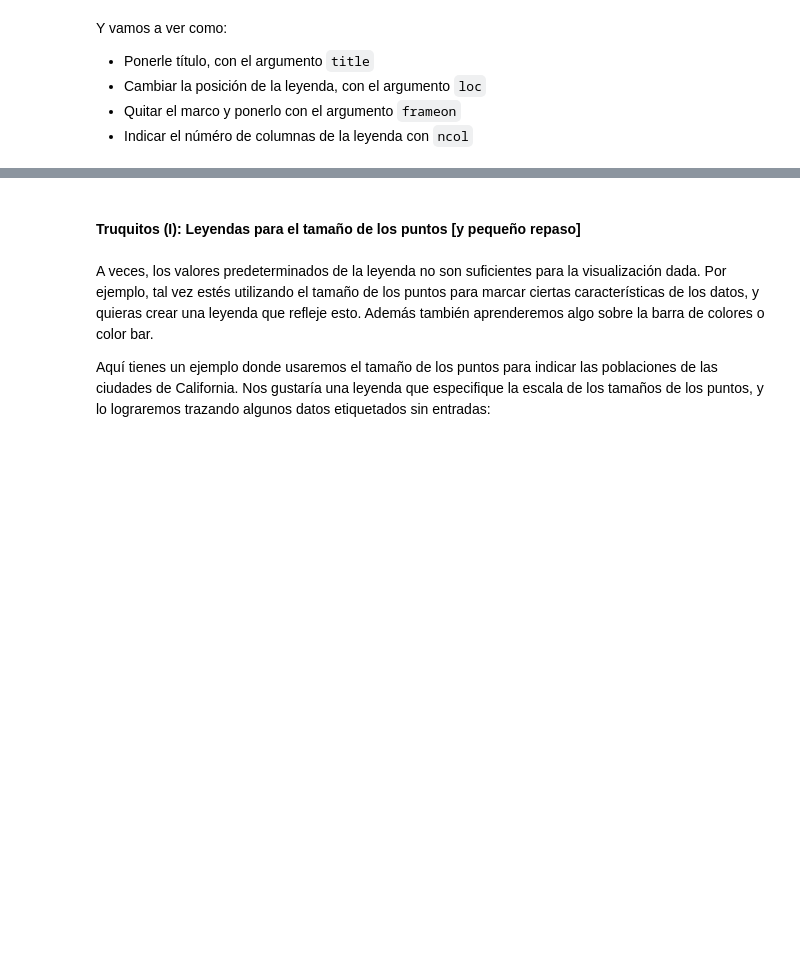
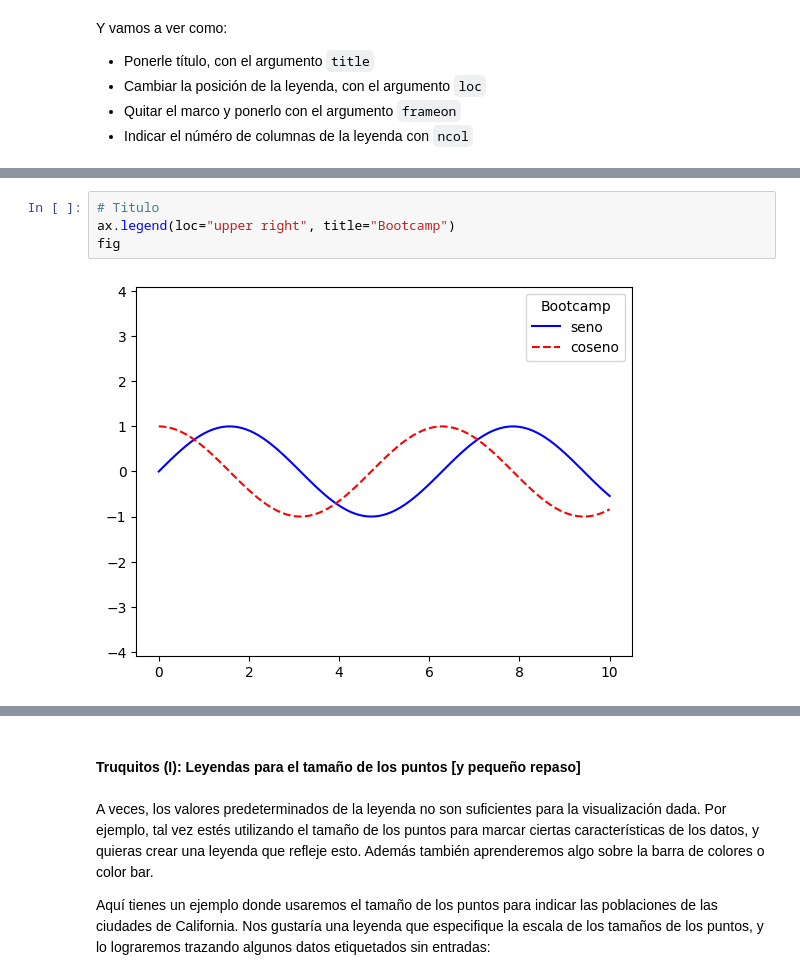
Before and after one commit to csanchosahun/DS-Online-Carlos-Sancho, a Jupyter notebook: 03_Data_Analysis/Sprint_08/Unidad_01_Visualizacion_Basica_Matplotlib/01_Workout/07_Elementos_de_Apoyo.ipynb, the cells around one changed output, grey strips where cells are left out. Cells and saved outputs as stored; diff of their text form; blank space fills up the shorter version.

```diff
--- a/03_Data_Analysis/Sprint_08/Unidad_01_Visualizacion_Basica_Matplotlib/01_Workout/07_Elementos_de_Apoyo.ipynb
+++ b/03_Data_Analysis/Sprint_08/Unidad_01_Visualizacion_Basica_Matplotlib/01_Workout/07_Elementos_de_Apoyo.ipynb
@@ -23,2 +33,8 @@ Y vamos a ver como:
+# %%
+# Titulo
+ax.legend(loc="upper right", title="Bootcamp")
+fig
+# %% [output]
+[figure, added]
 # %%
 # Centro arriba, abajo izquierda, best
```
Also changed, not shown: parts of 20 cells of this notebook.
